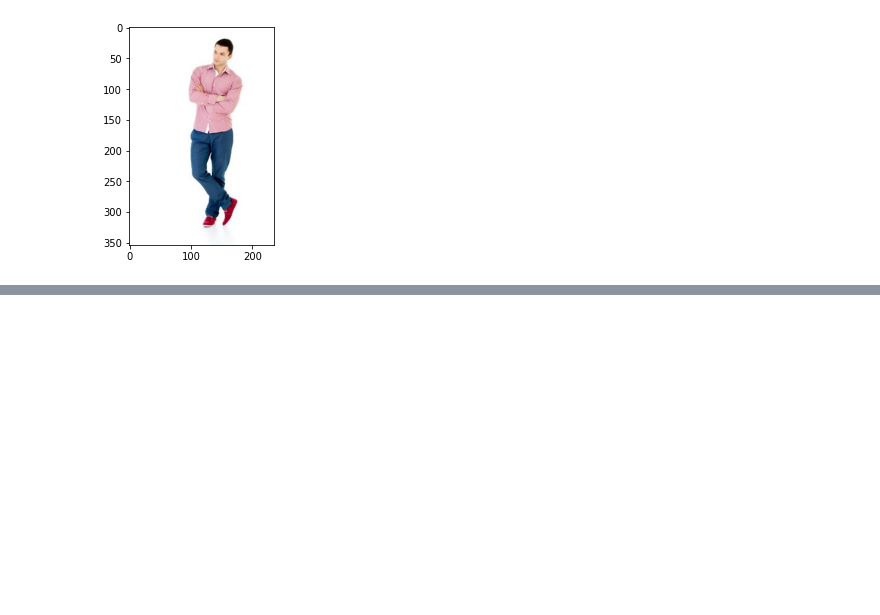
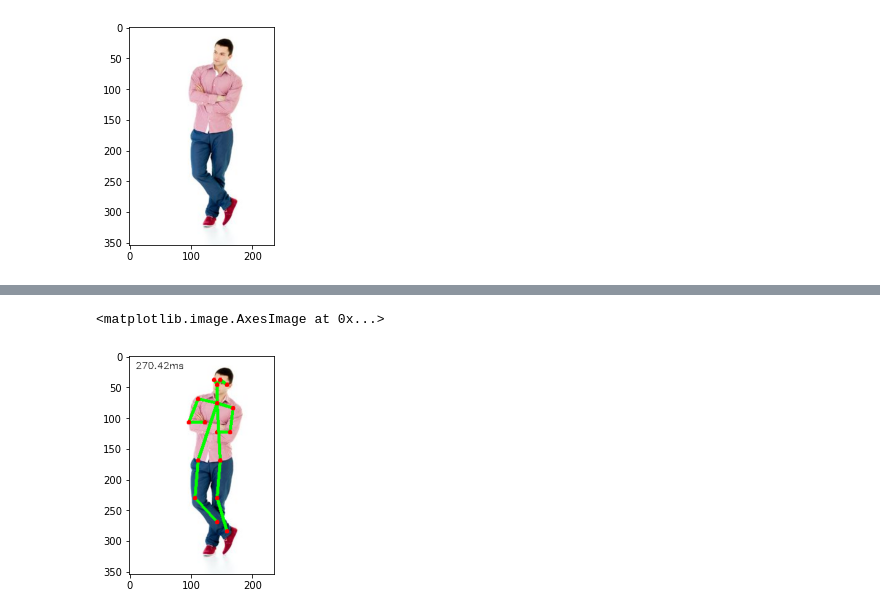
Before and after one commit to Haroon-Zafar/poseEstimators, a Jupyter notebook: pose_estimator.ipynb, the cells around one changed output, grey strips where cells are left out. Saved outputs shown, nothing was run; the diff lists cells and outputs as text; code cells hidden in the pictures; blank space fills up the shorter version.

```diff
--- a/pose_estimator.ipynb
+++ b/pose_estimator.ipynb
@@ -84,0 +83,5 @@ AttributeError: type object 'ArgSpec' has no attribute 'thr'
+# %%
+plt.imshow(cv.cvtColor(img, cv.COLOR_BGR2RGB))
+# %% [output]
+<matplotlib.image.AxesImage at 0x...>
+[figure, added]
```
Also changed, not shown: parts of 2 cells of this notebook, 1 other file.
